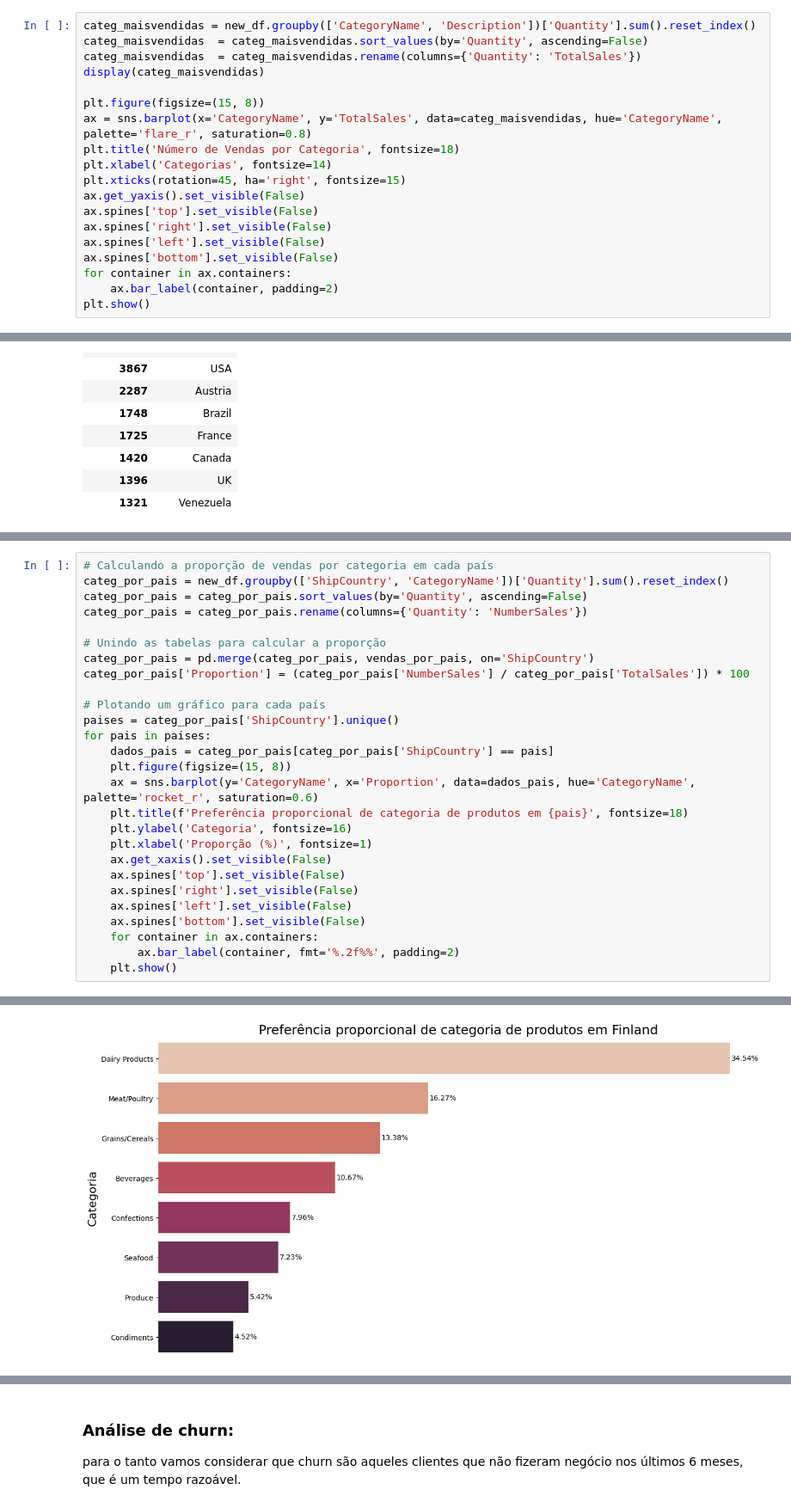
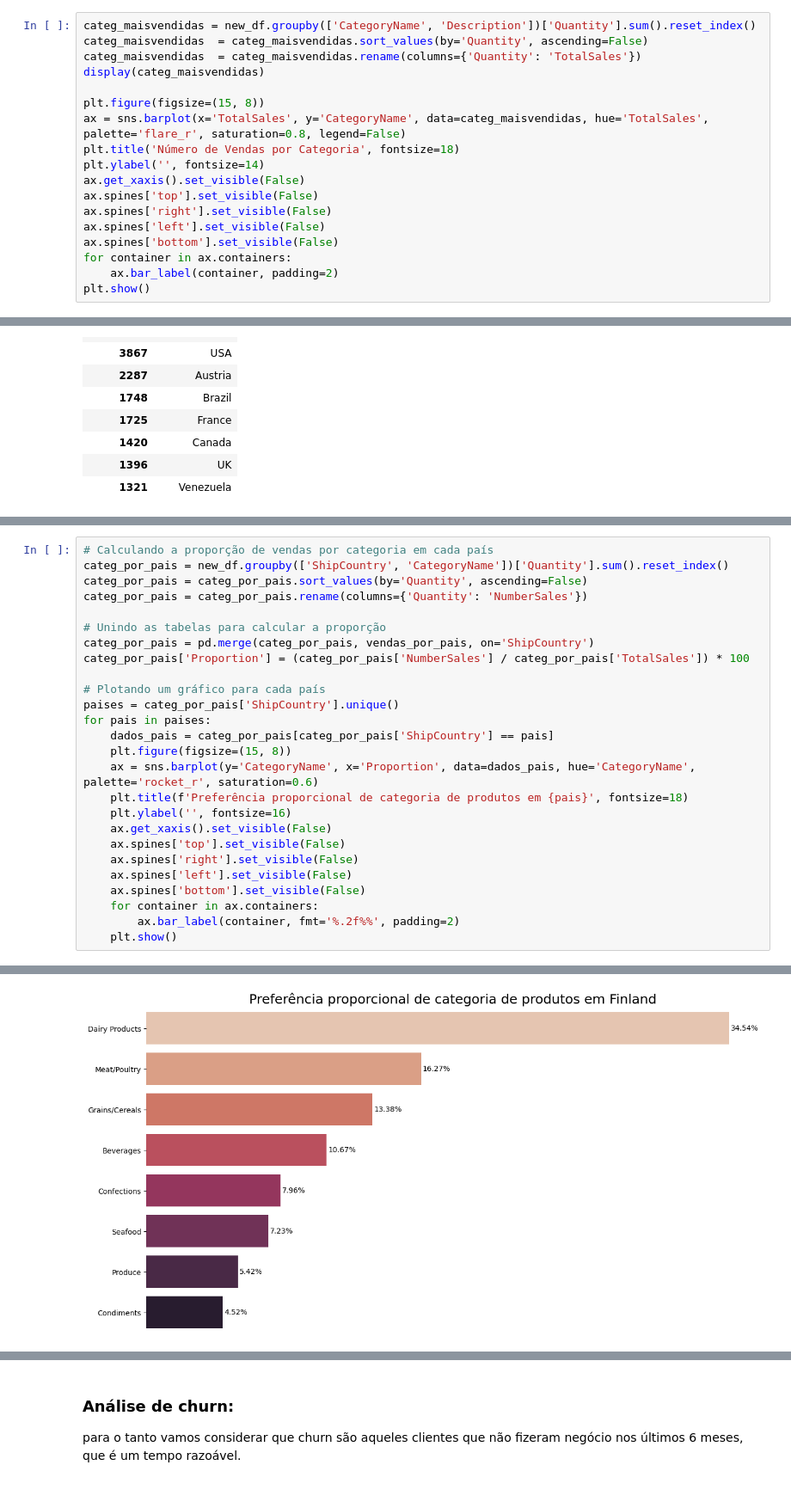
Before and after one commit to goncalvesmarcio/projeto-BI-northwind-traders, a Jupyter notebook: projeto analise northwind.ipynb, the cells around one changed output, grey strips where cells are left out. Shown at 86% size. Cells and saved outputs as stored; diff of their text form.

```diff
--- a/projeto analise northwind.ipynb
+++ b/projeto analise northwind.ipynb
@@ -357,11 +355,10 @@ categ_maisvendidas  = categ_maisvendidas.rename(columns={'Quantity': 'TotalSales
 display(categ_maisvendidas)
 
 plt.figure(figsize=(15, 8))
-ax = sns.barplot(x='CategoryName', y='TotalSales', data=categ_maisvendidas, hue='CategoryName', palette='flare_r', saturation=0.8)
+ax = sns.barplot(x='TotalSales', y='CategoryName', data=categ_maisvendidas, hue='TotalSales', palette='flare_r', saturation=0.8, legend=False)
 plt.title('Número de Vendas por Categoria', fontsize=18)
-plt.xlabel('Categorias', fontsize=14)
-plt.xticks(rotation=45, ha='right', fontsize=15)
-ax.get_yaxis().set_visible(False)
+plt.ylabel('', fontsize=14)
+ax.get_xaxis().set_visible(False)
 ax.spines['top'].set_visible(False)
 ax.spines['right'].set_visible(False)
 ax.spines['left'].set_visible(False)
@@ -418,8 +415,7 @@ for pais in paises:
     plt.figure(figsize=(15, 8))
     ax = sns.barplot(y='CategoryName', x='Proportion', data=dados_pais, hue='CategoryName', palette='rocket_r', saturation=0.6)
     plt.title(f'Preferência proporcional de categoria de produtos em {pais}', fontsize=18)
-    plt.ylabel('Categoria', fontsize=16)
-    plt.xlabel('Proporção (%)', fontsize=1)
+    plt.ylabel('', fontsize=16)
     ax.get_xaxis().set_visible(False)
     ax.spines['top'].set_visible(False)
     ax.spines['right'].set_visible(False)
@@ -442 +438 @@ for pais in paises:
-[figure, old version]
+[figure, new version]
```
Also changed, not shown: parts of 6 cells of this notebook, 1 other file.
